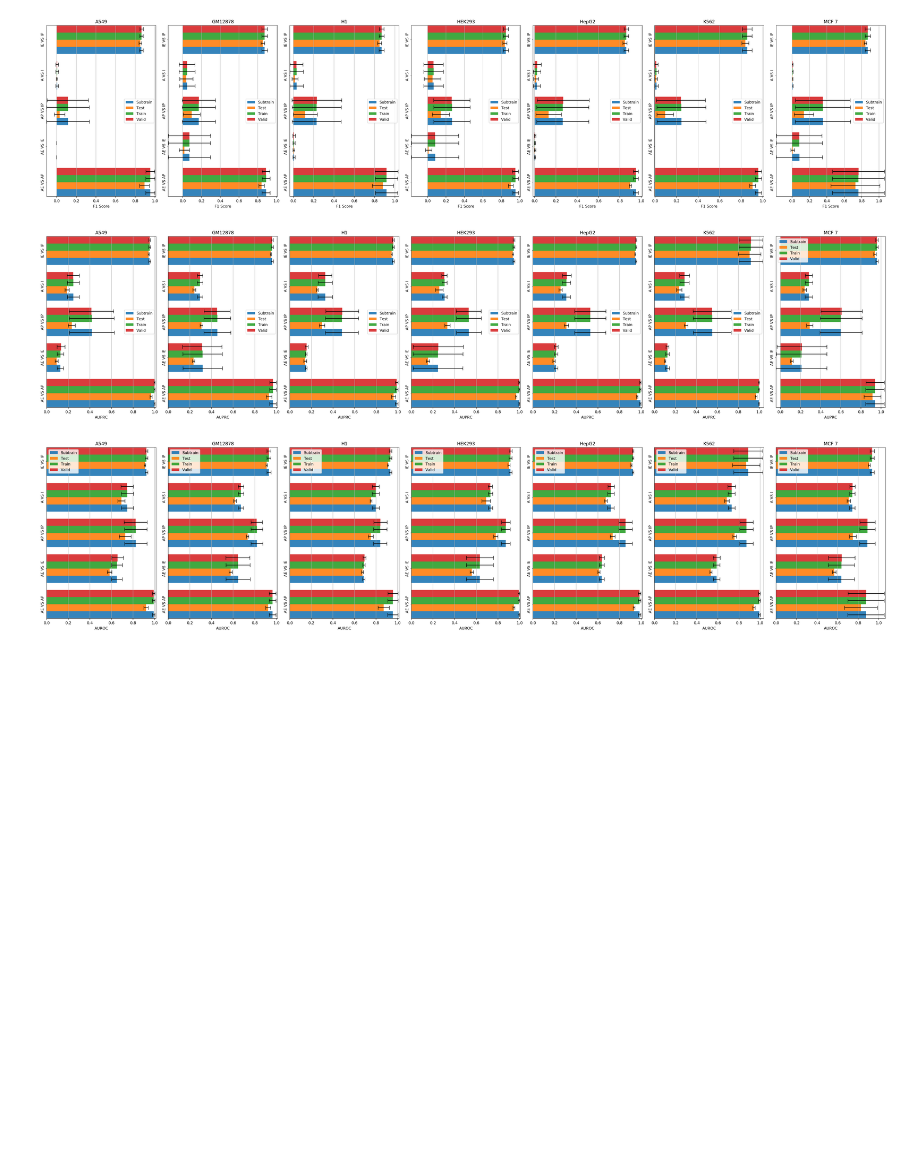
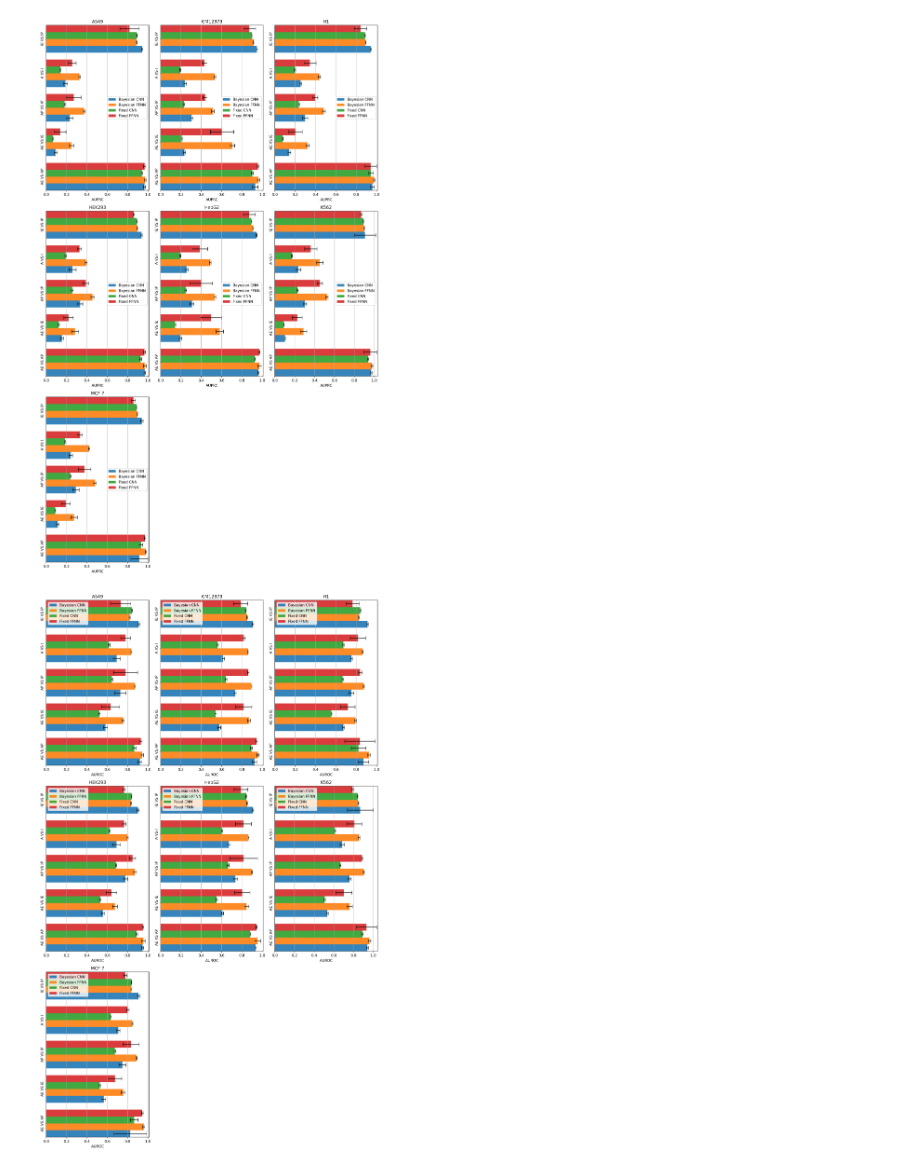
Before and after one commit to AnacletoLAB/crr_prediction, a Jupyter notebook: Barplots.ipynb, the cells around one changed output. Drawn from its saved outputs; the diff is of its cells as text; code cells hidden in the pictures; blank space fills up the shorter version.

Commit message:
Updated barplots

```diff
--- a/Barplots.ipynb
+++ b/Barplots.ipynb
@@ -4,3 +8,12 @@ import pandas as pd
-# %%
-meta_model = "cnn"
-df = pd.read_csv(f"{meta_model}.csv")
+# %%
+models = ["mlp", "cnn", "fixed_mlp", "fixed_cnn"]
+reports = []
+for model in models:
+    df = pd.read_csv(f"{model}.csv")
+    model = model.replace("mlp", "ffnn")
+    if not model.startswith("fixed"):
+        model = f"bayesian_{model}"
+    df["model"] = model
+    reports.append(df)
+df = pd.concat(reports)
+df = df[df.run_type=="test"]
@@ -13,19 +63,19 @@ custom_defaults = {
     "A vs I": "active_vs_inactive",
 }
 # %%
-index = ["cell_line", "task", "run_type"]
+index = ["cell_line", "task", "model"]
 fig, axes = barplots(
-    df.drop(columns=["holdout_number"])[index+["AUROC", "AUPRC", "f1_score"]],
+    df.drop(columns=["holdout_number"])[index+["AUROC", "AUPRC"]],
     groupby=index,
     custom_defaults=custom_defaults,
     subplots=True,
-    path=f'barplots_{meta_model}/{{feature}}.png',
-    plots_per_row=7,
+    #path=f'barplots_{meta_model}/{{feature}}.png',
+    plots_per_row=3,
+    show_legend=True,
     orientation="horizontal",
     unique_minor_labels=False,
     minor_rotation=90
 )
 # %% [output]
-[figure, old version]
+[figure, new version]
-[figure, old version]
+[figure, new version]
-[figure, removed]
```
Also changed, not shown: parts of 5 cells of this notebook, 3 other files.
